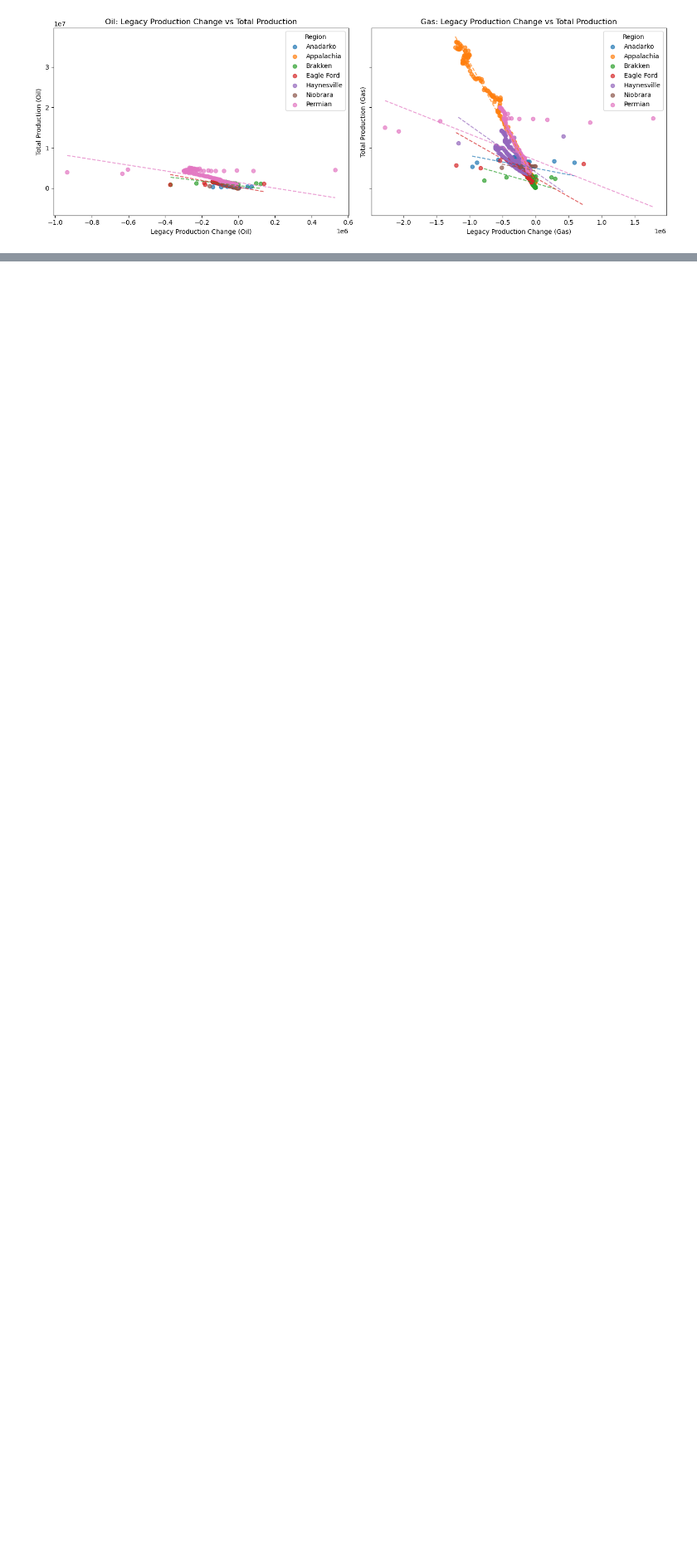
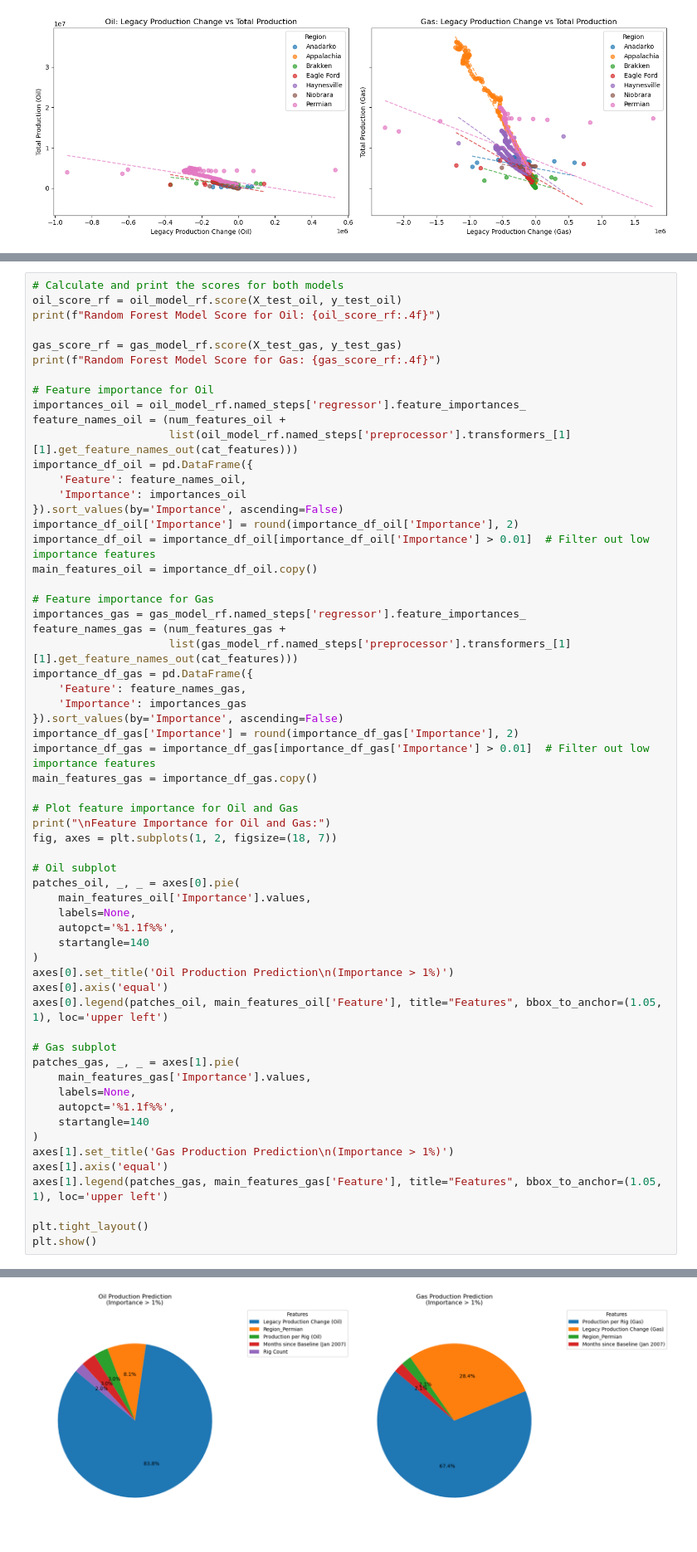
Before and after one commit to MistaVikz/Shale-Production-Machine-Learning, a Jupyter notebook: shale_production_model.ipynb, the cells around one changed output, grey strips where cells are left out. Shown at 83% size. Saved outputs shown, nothing was run; the diff lists cells and outputs as text; blank space fills up the shorter version.

Commit message:
feat: Finished evaluating oil and gas model performance.

```diff
--- a/shale_production_model.ipynb
+++ b/shale_production_model.ipynb
@@ -273,0 +232,61 @@ Feature Importance for Gas:
+# %%
+# Calculate and print the scores for both models
+oil_score_rf = oil_model_rf.score(X_test_oil, y_test_oil)
+print(f"Random Forest Model Score for Oil: {oil_score_rf:.4f}")
+
+gas_score_rf = gas_model_rf.score(X_test_gas, y_test_gas)
+print(f"Random Forest Model Score for Gas: {gas_score_rf:.4f}")
+
+# Feature importance for Oil
+importances_oil = oil_model_rf.named_steps['regressor'].feature_importances_
+feature_names_oil = (num_features_oil +
+                     list(oil_model_rf.named_steps['preprocessor'].transformers_[1][1].get_feature_names_out(cat_features)))
+importance_df_oil = pd.DataFrame({
+    'Feature': feature_names_oil,
+    'Importance': importances_oil
+}).sort_values(by='Importance', ascending=False)
+importance_df_oil['Importance'] = round(importance_df_oil['Importance'], 2)
+importance_df_oil = importance_df_oil[importance_df_oil['Importance'] > 0.01]  # Filter out low importance features
+main_features_oil = importance_df_oil.copy()
+
+# Feature importance for Gas
+importances_gas = gas_model_rf.named_steps['regressor'].feature_importances_
+feature_names_gas = (num_features_gas +
+                     list(gas_model_rf.named_steps['preprocessor'].transformers_[1][1].get_feature_names_out(cat_features)))
+importance_df_gas = pd.DataFrame({
+    'Feature': feature_names_gas,
+    'Importance': importances_gas
+}).sort_values(by='Importance', ascending=False)
+importance_df_gas['Importance'] = round(importance_df_gas['Importance'], 2)
+importance_df_gas = importance_df_gas[importance_df_gas['Importance'] > 0.01]  # Filter out low importance features
+main_features_gas = importance_df_gas.copy()
+
+# Plot feature importance for Oil and Gas
+print("\nFeature Importance for Oil and Gas:")
+fig, axes = plt.subplots(1, 2, figsize=(18, 7))
+
+# Oil subplot
+patches_oil, _, _ = axes[0].pie(
+    main_features_oil['Importance'].values,
+    labels=None,
+    autopct='%1.1f%%',
+    startangle=140
+)
+axes[0].set_title('Oil Production Prediction\n(Importance > 1%)')
+axes[0].axis('equal')
+axes[0].legend(patches_oil, main_features_oil['Feature'], title="Features", bbox_to_anchor=(1.05, 1), loc='upper left')
+
+# Gas subplot
+patches_gas, _, _ = axes[1].pie(
+    main_features_gas['Importance'].values,
+    labels=None,
+    autopct='%1.1f%%',
+    startangle=140
+)
+axes[1].set_title('Gas Production Prediction\n(Importance > 1%)')
+axes[1].axis('equal')
+axes[1].legend(patches_gas, main_features_gas['Feature'], title="Features", bbox_to_anchor=(1.05, 1), loc='upper left')
+
+plt.tight_layout()
+plt.show()
+# %% [output]
@@ -273,0 +297 @@ Feature Importance for Gas:
+[figure, added]
```
Also changed, not shown: parts of 4 cells of this notebook.
